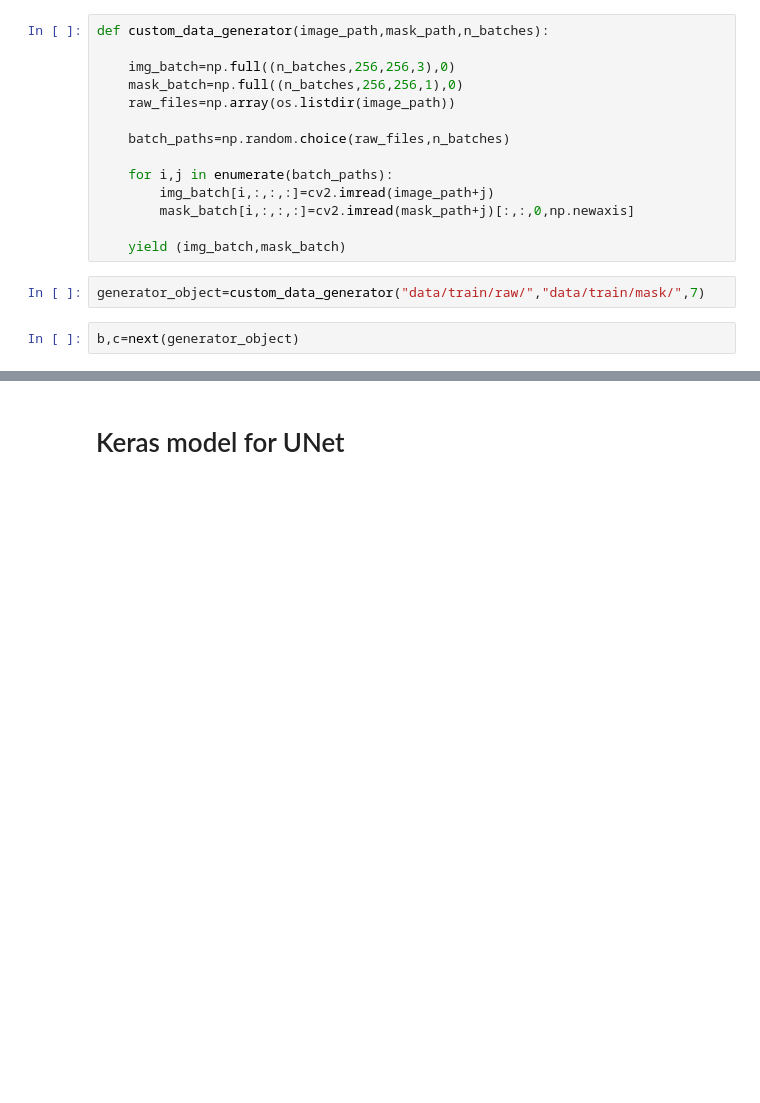
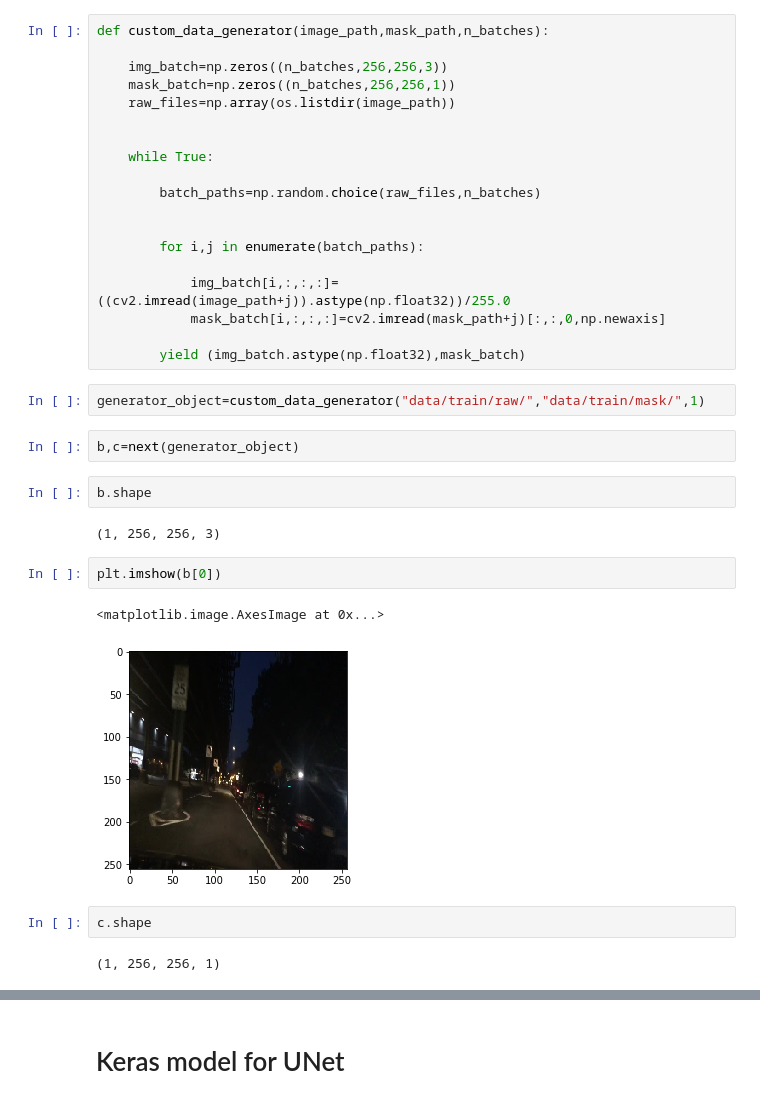
Before and after one commit to trived76/ECE1512-Homework3-LaneDetection, a Jupyter notebook: Lane_Detection.ipynb, the cells around one changed output, grey strips where cells are left out. Drawn from its saved outputs; the diff is of its cells as text; blank space fills up the shorter version.

```diff
--- a/Lane_Detection.ipynb
+++ b/Lane_Detection.ipynb
@@ -498,18 +513,36 @@ print(masks.shape)
 # %%
 def custom_data_generator(image_path,mask_path,n_batches):
 
-    img_batch=np.full((n_batches,256,256,3),0)
-    mask_batch=np.full((n_batches,256,256,1),0)
+    img_batch=np.zeros((n_batches,256,256,3))
+    mask_batch=np.zeros((n_batches,256,256,1))
     raw_files=np.array(os.listdir(image_path))
 
-    batch_paths=np.random.choice(raw_files,n_batches)
 
-    for i,j in enumerate(batch_paths):
-        img_batch[i,:,:,:]=cv2.imread(image_path+j)
-        mask_batch[i,:,:,:]=cv2.imread(mask_path+j)[:,:,0,np.newaxis]
+    while True:
 
-    yield (img_batch,mask_batch)
+        batch_paths=np.random.choice(raw_files,n_batches)
+
+
+        for i,j in enumerate(batch_paths):
+
+            img_batch[i,:,:,:]=((cv2.imread(image_path+j)).astype(np.float32))/255.0
+            mask_batch[i,:,:,:]=cv2.imread(mask_path+j)[:,:,0,np.newaxis]
+
+        yield (img_batch.astype(np.float32),mask_batch)
 # %%
-generator_object=custom_data_generator("data/train/raw/","data/train/mask/",7)
+generator_object=custom_data_generator("data/train/raw/","data/train/mask/",1)
 # %%
 b,c=next(generator_object)
+# %%
+b.shape
+# %% [output]
+(1, 256, 256, 3)
+# %%
+plt.imshow(b[0])
+# %% [output]
+<matplotlib.image.AxesImage at 0x...>
+[figure, added]
+# %%
+c.shape
+# %% [output]
+(1, 256, 256, 1)
```
Also changed, not shown: parts of 10 cells of this notebook.
